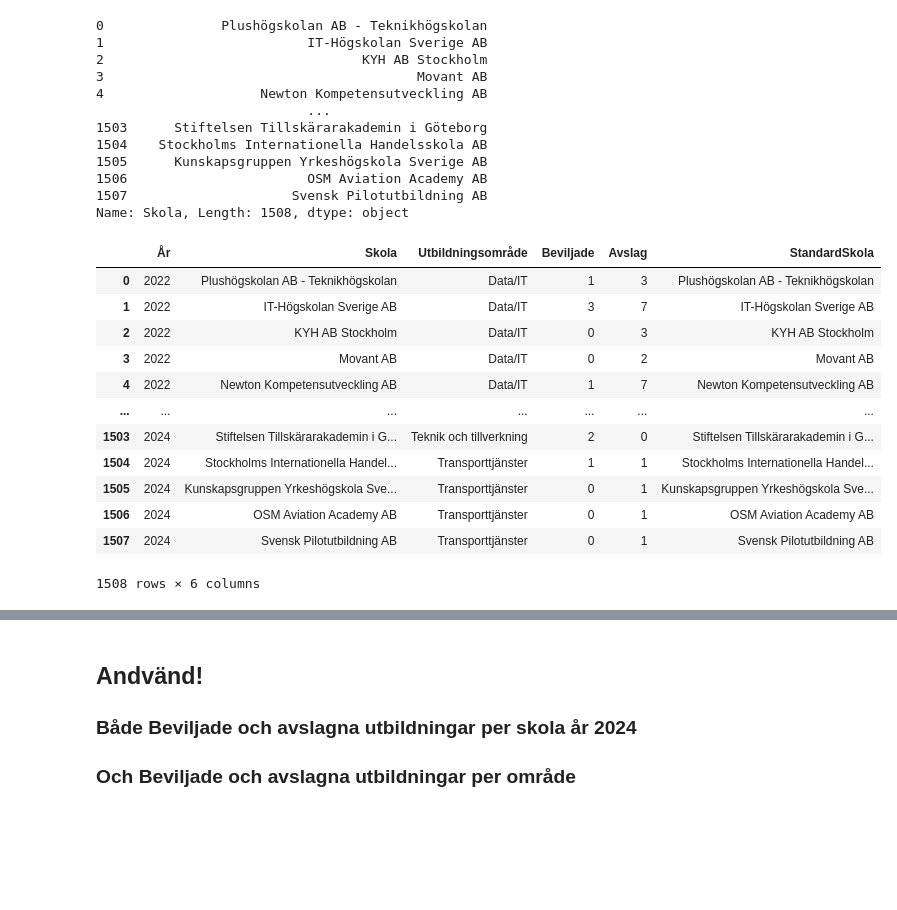
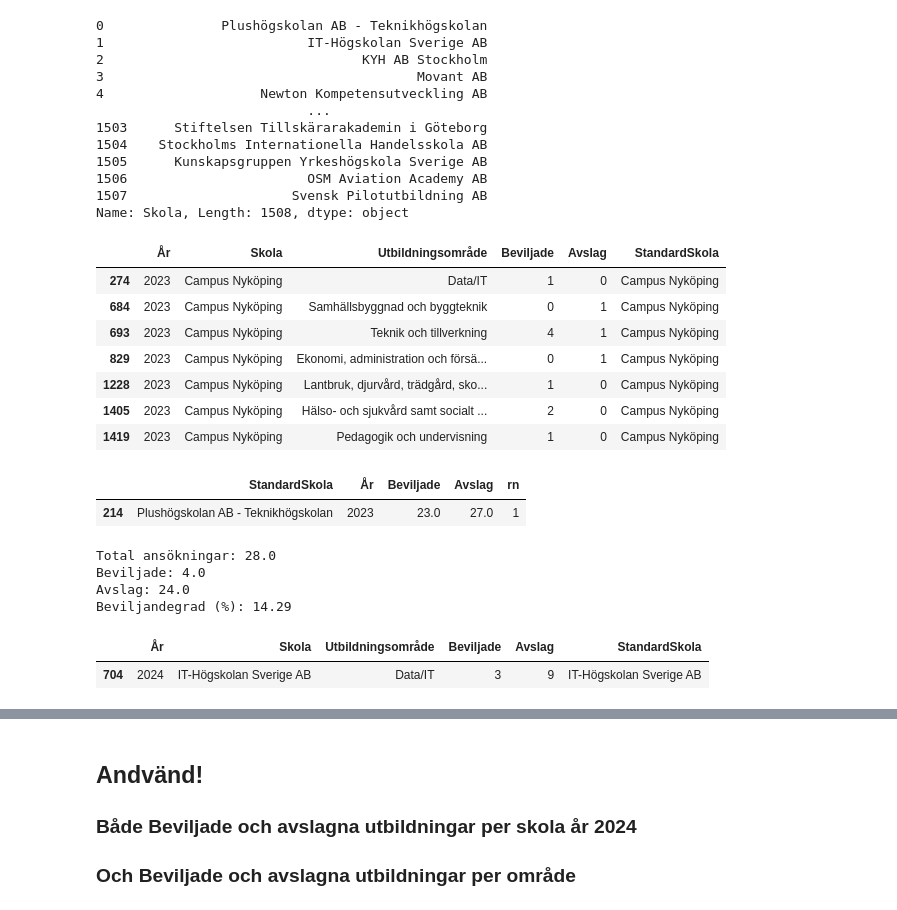
Before and after one commit to 964Code/The-Skool---Group-7, a Jupyter notebook: EDA/EDA_hampus.ipynb, the cells around one changed output, grey strips where cells are left out. Cells and saved outputs as stored; diff of their text form; code cells hidden in the pictures; blank space fills up the shorter version.

```diff
--- a/EDA/EDA_hampus.ipynb
+++ b/EDA/EDA_hampus.ipynb
@@ -662,21 +662,47 @@ def hitta_standardnamn(namn):
 
 skol_resultat_all["StandardSkola"] = skol_resultat_all["Skola"].apply(hitta_standardnamn)
 # %%
-skol_resultat_all
+skol_resultat_all[(skol_resultat_all["StandardSkola"] == "Campus Nyköping") & (skol_resultat_all["År"] == 2023)]
 # %% [output]
 |  | År | Skola | Utbildningsområde | Beviljade | Avslag | StandardSkola |
-| 0 | 2022 | Plushögskolan AB - Teknikhögskolan | Data/IT | 1 | 3 | Plushögskolan AB - Teknikhögskolan |
-| 1 | 2022 | IT-Högskolan Sverige AB | Data/IT | 3 | 7 | IT-Högskolan Sverige AB |
-| 2 | 2022 | KYH AB Stockholm | Data/IT | 0 | 3 | KYH AB Stockholm |
-| 3 | 2022 | Movant AB | Data/IT | 0 | 2 | Movant AB |
-| 4 | 2022 | Newton Kompetensutveckling AB | Data/IT | 1 | 7 | Newton Kompetensutveckling AB |
-| ... | ... | ... | ... | ... | ... | ... |
-| 1503 | 2024 | Stiftelsen Tillskärarakademin i G... | Teknik och tillverkning | 2 | 0 | Stiftelsen Tillskärarakademin i G... |
-| 1504 | 2024 | Stockholms Internationella Handel... | Transporttjänster | 1 | 1 | Stockholms Internationella Handel... |
-| 1505 | 2024 | Kunskapsgruppen Yrkeshögskola Sve... | Transporttjänster | 0 | 1 | Kunskapsgruppen Yrkeshögskola Sve... |
-| 1506 | 2024 | OSM Aviation Academy AB | Transporttjänster | 0 | 1 | OSM Aviation Academy AB |
-| 1507 | 2024 | Svensk Pilotutbildning AB | Transporttjänster | 0 | 1 | Svensk Pilotutbildning AB |
+| 274 | 2023 | Campus Nyköping | Data/IT | 1 | 0 | Campus Nyköping |
+| 684 | 2023 | Campus Nyköping | Samhällsbyggnad och byggteknik | 0 | 1 | Campus Nyköping |
+| 693 | 2023 | Campus Nyköping | Teknik och tillverkning | 4 | 1 | Campus Nyköping |
+| 829 | 2023 | Campus Nyköping | Ekonomi, administration och försä... | 0 | 1 | Campus Nyköping |
+| 1228 | 2023 | Campus Nyköping | Lantbruk, djurvård, trädgård, sko... | 1 | 0 | Campus Nyköping |
+| 1405 | 2023 | Campus Nyköping | Hälso- och sjukvård samt socialt ... | 2 | 0 | Campus Nyköping |
+| 1419 | 2023 | Campus Nyköping | Pedagogik och undervisning | 1 | 0 | Campus Nyköping |
-1508 rows × 6 columns
+# %%
+grupperad_df[(grupperad_df["StandardSkola"] == "Plushögskolan AB - Teknikhögskolan") & (grupperad_df["År"] == 2023)]
+# %% [output]
+|  | StandardSkola | År | Beviljade | Avslag | rn |
+| 214 | Plushögskolan AB - Teknikhögskolan | 2023 | 23.0 | 27.0 | 1 |
+# %%
+filtered_df = grupperad_df[(grupperad_df["StandardSkola"] == "IT-Högskolan Sverige AB") & (grupperad_df["År"] == 2023)]
+
+
+total_approved = filtered_df["Beviljade"].sum()
+total_rejected = filtered_df["Avslag"].sum()
+total_applys = total_approved + total_rejected
+
+
+total_procent = (total_approved / total_applys * 100) if total_applys > 0 else 0
+
+
+print("Total ansökningar:", total_applys)
+print("Beviljade:", total_approved)
+print("Avslag:", total_rejected)
+print("Beviljandegrad (%):", round(total_procent, 2))
+# %% [output]
+Total ansökningar: 28.0
+Beviljade: 4.0
+Avslag: 24.0
+Beviljandegrad (%): 14.29
+# %%
+filtered_df
+# %% [output]
+|  | År | Skola | Utbildningsområde | Beviljade | Avslag | StandardSkola |
+| 704 | 2024 | IT-Högskolan Sverige AB | Data/IT | 3 | 9 | IT-Högskolan Sverige AB |
 # %%
 
 grupperad_df = db.query("""--sql
```
Also changed, not shown: parts of 2 cells of this notebook, 4 other files.
